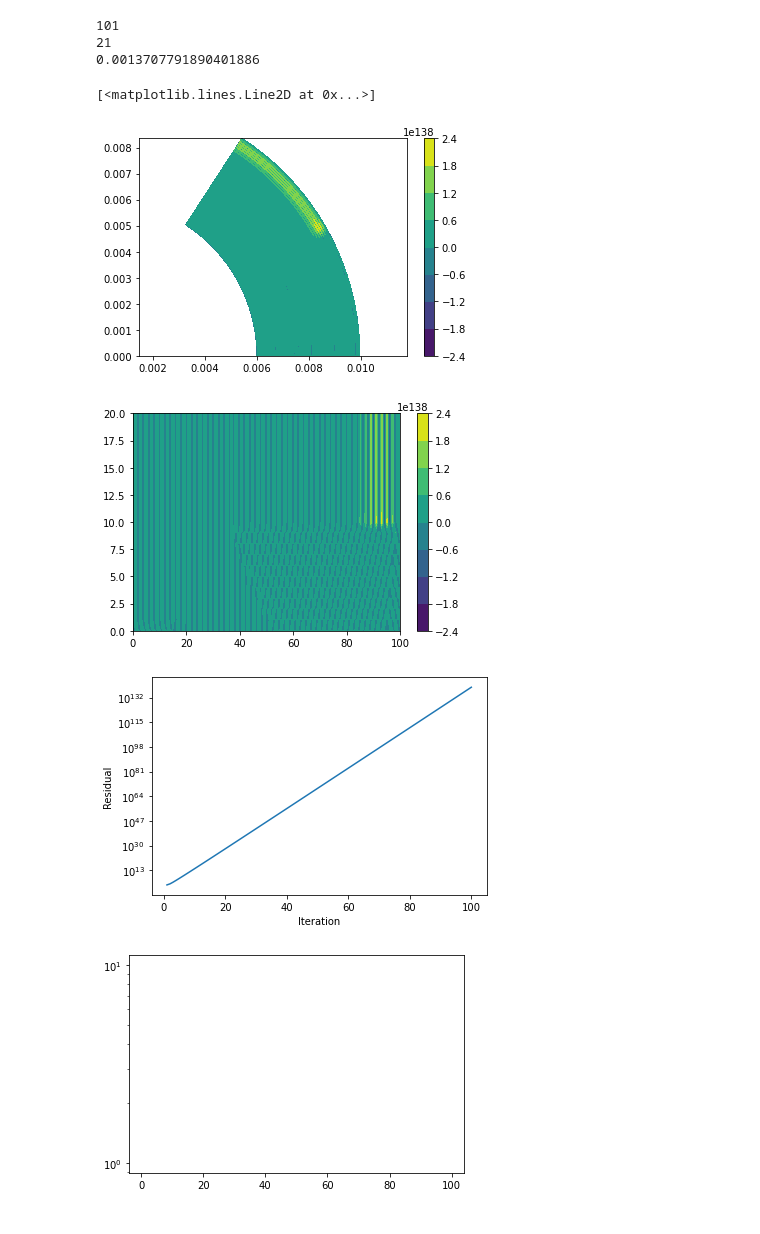
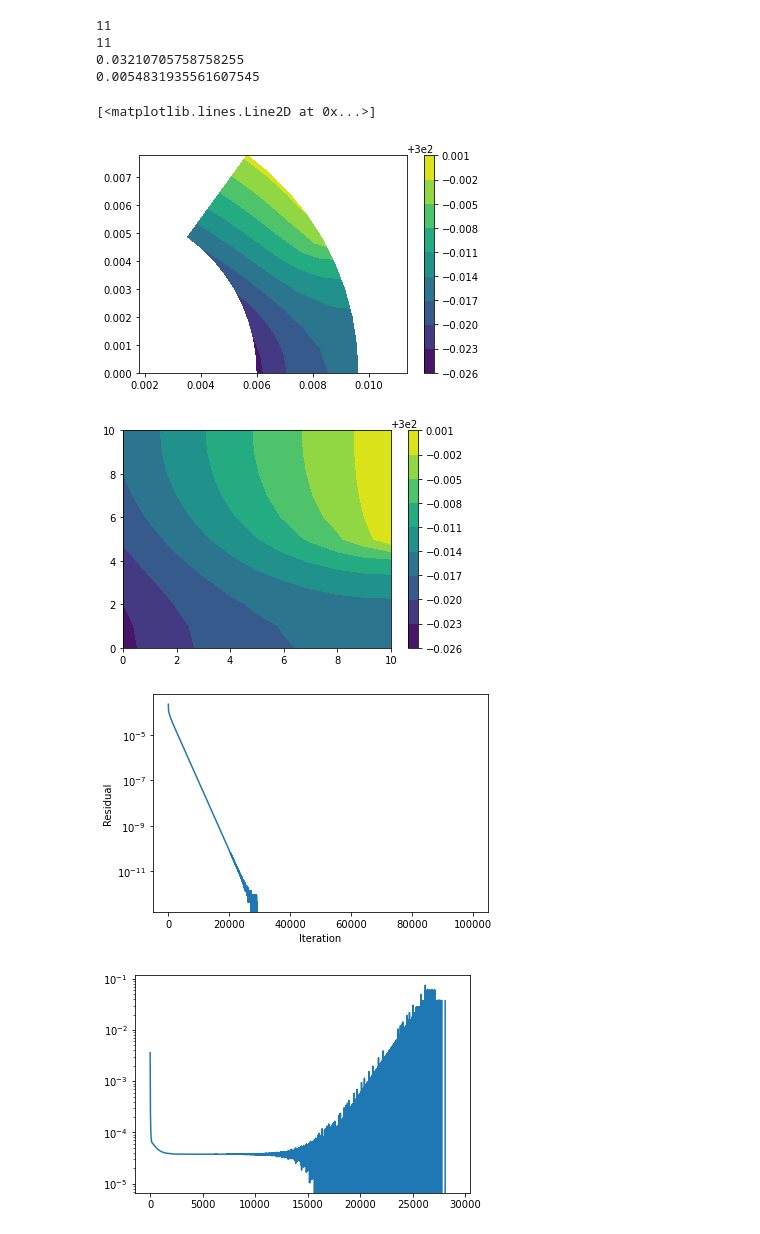
Before and after one commit to osuntp/ntp, a Jupyter notebook: Analysis Tools/cylindrical.ipynb, the cells around one changed output. Saved outputs shown, nothing was run; the diff lists cells and outputs as text; code cells hidden in the pictures.

```diff
--- a/Analysis Tools/cylindrical.ipynb
+++ b/Analysis Tools/cylindrical.ipynb
@@ -19,11 +19,11 @@ def solver(dt,rho,c_p,k,r,dr,T,dtheta,h,T_f):
 
     #conduction = dt/(rho[0]*c_p[0])*((k[2]*(r+dr)*(T[2]-T[0])/dr-k[1]*(r-dr)*(T[0]-T[1]))/(r*dr)+(k[4]*(r+dr)*(T[4]-T[0])/dtheta-k[3]*(r-dr)*(T[0]-T[3])/dtheta)/(dtheta*r**2))
     if h != 0:
-        convection = dt*h*(T_f-T[0])/(rho[0]*c_p[0]*dr)
+        convection = h*(T_f-T[0])/(rho[0]*c_p[0]*dr)
     else:
         convection = 0
 
-    T_new = dt/(rho[0]*c_p[0]) * (cond_1 + cond_2 + cond_3 + cond_4 + cond_5 + convection + T[0])
+    T_new = dt/(rho[0]*c_p[0]) * (cond_1 + cond_2 + cond_3 + cond_4 + cond_5 + convection) + T[0]
     return T_new
 # %%
 # Geometry
@@ -38,7 +38,7 @@ theta_0 = 0
 theta_1 = np.pi/3
 
 # Grid size
-dr = 0.00004
+dr = 0.0004
 dr2 = dr**2
 r = np.arange(r_i,r_o,dr)
 r = np.append(r,r_o)
@@ -46,7 +46,7 @@ n_r = len(r)
 print(n_r)
 ind_interface = (np.abs(r-r_interface)).argmin()
 
-dtheta = np.pi/60
+dtheta = np.pi/30
 dtheta2 = dtheta**2
 theta = np.arange(theta_0,theta_1,dtheta)
 theta = np.append(theta,theta_1)
@@ -88,14 +88,14 @@ mdot = 150*0.00129/60
 mu = 1.81e-5
 c_p = 1005
 d = 0.00730
-h = k*d*0.023*(mdot*d/mu)**0.8*(mu*c_p/k)**0.4
-h=1
+h = k*d*0.023*(mdot*d/mu)**0.8*(mu*c_p/k)**0.4 * 100
+print(h)
 T_f = 25
 
 # Constant temperature properties
 T_const = 300
 
-T_old = np.ones((n_r,n_theta))
+T_old = np.ones((n_r,n_theta))*T_const
 T_new = T_old
 d2 = [0,dr2,dr2,dtheta2,dtheta2]
 d = [0,dr,dr,dtheta,dtheta]
@@ -111,12 +111,13 @@ t = [0]
 dtmax = (dr**2 + dtheta**2)/(2*k_o)
 print(dtmax)
 # %% [output]
-101
-21
-0.0013707791890401886
+11
+11
+0.03210705758758255
+0.0054831935561607545
 # %%
 thresh = 1
-for ind in range(100):
+for ind in range(100000):
 #while (residual[n] > thresh or n==0):
     n = n + 1
     t.append(t[n-1]+dt)
@@ -127,7 +128,7 @@ for ind in range(100):
     T_new = np.ones((n_r,n_theta))
 
     # Set constant temperature at outer radius
-    T_new[n_r-1,:] = T_const
+    T_new[n_r-1,int(n_theta/2):n_theta] = T_const
 
     # Material properties for outer region
     rho_outer = [rho_o,rho_o,rho_o,rho_o,rho_o]
@@ -145,15 +146,15 @@ for ind in range(100):
     k_inner = [k_i,k_i,k_i,k_i,k_i]
 
     # Step through domain by radius, starting at outer radius and going inward
-    for i in np.arange(n_r-1,-1,-1,dtype=int):
+    for i in range(n_r-1,-1,-1):
         # Solve temperature at adiabatic surface on outer radius
         if i == n_r-1:
             # Left point
             T_local = [T_old[i,0],T_old[i-1,0],T_old[i-1,0],T_old[i,1],T_old[i,1]]
             T_new[i,0] = solver(dt,rho_outer,c_p_outer,k_outer,r[i],dr,T_local,dtheta,0,T_f)
             # Outer radius (adiabatic in radial direction)
-            for j in np.arange(1,int(n_theta/2)):
-                T_local = [T_old[i,j],T_old[i-1,j],T_old[i-1,j],T_old[i,j],T_old[i,j]]
+            for j in range(1,int(n_theta/2)):
+                T_local = [T_old[i,j],T_old[i-1,j],T_old[i-1,j],T_old[i,j-1],T_old[i,j+1]]
                 T_new[i,j] = solver(dt,rho_outer,c_p_outer,k_outer,r[i],dr,T_local,dtheta,0,T_f)
 
         # Material outside of interface
@@ -165,7 +166,7 @@ for ind in range(100):
             T_local = [T_old[i,n_theta-1],T_old[i-1,n_theta-1],T_old[i+1,n_theta-1],T_old[i,n_theta-2],T_old[i,n_theta-2]]
             T_new[i,n_theta-1] = solver(dt,rho_outer,c_p_outer,k_outer,r[i],dr,T_local,dtheta,0,T_f)
             # Inner points
-            for j in np.arange(1,n_theta-1,dtype=int):
+            for j in range(1,n_theta-1):
                 T_local = [T_old[i,j],T_old[i-1,j],T_old[i+1,j],T_old[i,j-1],T_old[i,j+1]]
                 T_new[i,j] = solver(dt,rho_outer,c_p_outer,k_outer,r[i],dr,T_local,dtheta,0,T_f)
 
@@ -178,7 +179,7 @@ for ind in range(100):
             T_local = [T_old[i,n_theta-1],T_old[i-1,n_theta-1],T_old[i+1,n_theta-1],T_old[i,n_theta-2],T_old[i,n_theta-2]]
             T_new[i,n_theta-1] = solver(dt,rho_interface,c_p_interface,k_interface,r[i],dr,T_local,dtheta,0,T_f)
             # Inner points
-            for j in np.arange(1,n_theta-1,dtype=int):
+            for j in range(1,n_theta-1):
                 T_local = [T_old[i,j],T_old[i-1,j],T_old[i+1,j],T_old[i,j-1],T_old[i,j+1]]
                 T_new[i,j] = solver(dt,rho_interface,c_p_interface,k_interface,r[i],dr,T_local,dtheta,0,T_f)
 
@@ -191,56 +192,57 @@ for ind in range(100):
             T_local = [T_old[i,n_theta-1],T_old[i-1,n_theta-1],T_old[i+1,n_theta-1],T_old[i,n_theta-2],T_old[i,n_theta-2]]
             T_new[i,n_theta-1] = solver(dt,rho_inner,c_p_inner,k_inner,r[i],dr,T_local,dtheta,0,T_f)
             # Inner points
-            for j in np.arange(1,n_theta-1,dtype=int):
+            for j in range(1,n_theta-1):
                 T_local = [T_old[i,j],T_old[i-1,j],T_old[i+1,j],T_old[i,j-1],T_old[i,j+1]]
                 T_new[i,j] = solver(dt,rho_inner,c_p_inner,k_inner,r[i],dr,T_local,dtheta,0,T_f)
 
+        # Convection boundary
         if (i == 0):
             # Left point
-            T_local = [T_old[i,0],T_old[i-1,0],T_old[i+1,0],T_old[i,1],T_old[i,1]]
-            T_new[i,0] = solver(dt,rho_inner,c_p_inner,k_inner,r[i],dr,T_local,dtheta,h,T_f)
+            T_local = [T_old[0,0],T_old[1,0],T_old[1,0],T_old[0,1],T_old[0,1]]
+            T_new[0,0] = solver(dt,rho_inner,c_p_inner,k_inner,r[i],dr,T_local,dtheta,h,T_f)
             # Right point
-            T_local = [T_old[i,n_theta-1],T_old[i+1,n_theta-1],T_old[i+1,n_theta-1],T_old[i,n_theta-2],T_old[i,n_theta-2]]
-            T_new[i,n_theta-1] = solver(dt,rho_inner,c_p_inner,k_inner,r[i],dr,T_local,dtheta,h,T_f)
-            # Outer radius (adiabatic in radial direction)
-            for j in np.arange(1,n_theta-1):
-                T_local = [T_old[i,j],T_old[i+1,j],T_old[i+1,j],T_old[i,j-1],T_old[i,j+1]]
-                T_new[i,j] = solver(dt,rho_inner,c_p_inner,k_inner,r[i],dr,T_local,dtheta,h,T_f)
+            T_local = [T_old[0,n_theta-1],T_old[1,n_theta-1],T_old[1,n_theta-1],T_old[0,n_theta-2],T_old[0,n_theta-2]]
+            T_new[0,n_theta-1] = solver(dt,rho_inner,c_p_inner,k_inner,r[i],dr,T_local,dtheta,h,T_f)
+            # Inner radius (adiabatic in radial direction)
+            for j in range(1,n_theta-1):
+                T_local = [T_old[0,j],T_old[1,j],T_old[1,j],T_old[0,j-1],T_old[0,j+1]]
+                T_new[0,j] = solver(dt,rho_inner,c_p_inner,k_inner,r[i],dr,T_local,dtheta,h,T_f)
 
     residual.append(np.linalg.norm(T_new)-np.linalg.norm(T_old))
 # %%
 fig,ax = plt.subplots()
 x = np.zeros((n_r-1,n_theta-1))
 y = np.zeros((n_r-1,n_theta-1))
 for i in range(n_r-1):
     for j in range(n_theta-1):
         x[i,j] = r[i]*np.cos(theta[j])
         y[i,j] = r[i]*np.sin(theta[j])
 ax.axis('equal')
 cf = plt.contourf(x,y,T_new[0:n_r-1,0:n_theta-1])
 cbar = plt.colorbar(cf)
 
 fig = plt.subplots()
 x = np.arange(0,n_r)
 y = np.arange(0,n_theta)
 X,Y = np.meshgrid(x,y)
 cf = plt.contourf(X,Y,np.transpose(T_new))
 plt.colorbar()
 
 fig = plt.subplots()
-plt.semilogy(np.arange(n+1),residual)
+plt.semilogy(np.arange(n+1),np.abs(residual))
 plt.xlabel("Iteration")
 plt.ylabel("Residual")
 
 convergence_rate = []
 for i in np.arange(1,len(residual),dtype=int):
-    convergence_rate.append(np.log(residual[i]/residual[i-1])/np.log(dt))
+    convergence_rate.append(np.log(np.abs(residual[i])/np.abs(residual[i-1]))/np.log(dt))
 
 fig = plt.subplots()
 plt.semilogy(np.arange(n),convergence_rate)
 # %% [output]
 [<matplotlib.lines.Line2D at 0x...>]
-[figure, old version]
+[figure, new version]
-[figure, old version]
+[figure, new version]
-[figure, old version]
+[figure, new version]
-[figure, old version]
+[figure, new version]
```
Also changed, not shown: 8 other files.
